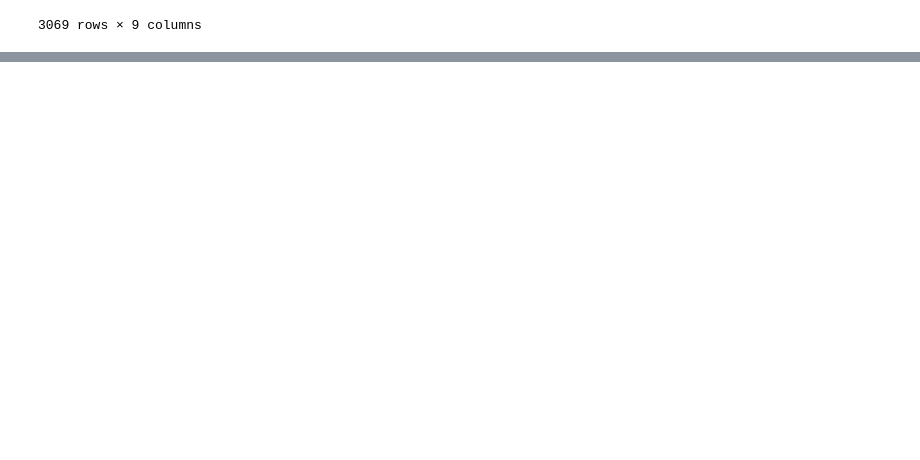
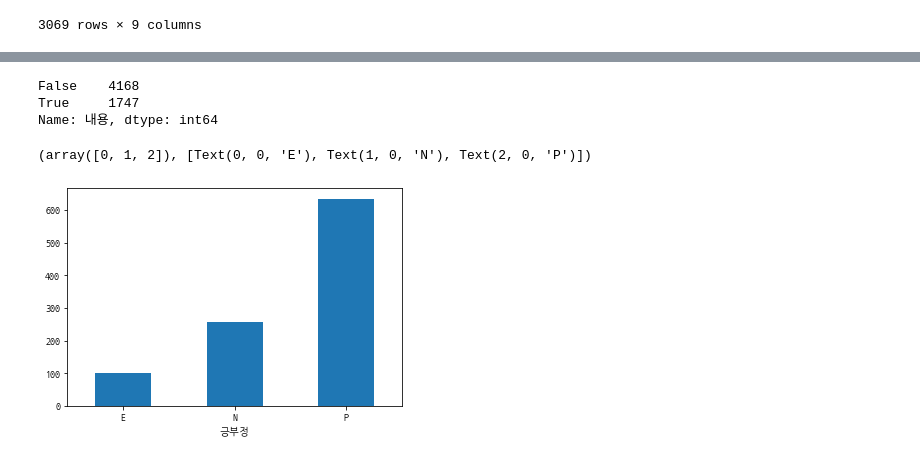
Before and after one commit to minwooking/Jeju_Electric_Vehicle_analysis, a Jupyter notebook: 데이터처리2.ipynb, the cells around one changed output, grey strips where cells are left out. Drawn from its saved outputs; the diff is of its cells as text; code cells hidden in the pictures; blank space fills up the shorter version.

```diff
--- a/데이터처리2.ipynb
+++ b/데이터처리2.ipynb
@@ -149,0 +209,12 @@ df_cafe[df_cafe.내용.str.contains('전기차')]
+# %%
+df_cafe.내용.str.contains('충전').value_counts()
+# %% [output]
+False    4168
+True     1747
+Name: 내용, dtype: int64
+# %%
+df_elecafe[df_elecafe.내용.str.contains('충전')].groupby(df_elecafe.긍부정).내용.count().plot.bar()
+plt.xticks(rotation=0)
+# %% [output]
+(array([0, 1, 2]), [Text(0, 0, 'E'), Text(1, 0, 'N'), Text(2, 0, 'P')])
+[figure, added]
```
Also changed, not shown: parts of 11 cells of this notebook.
